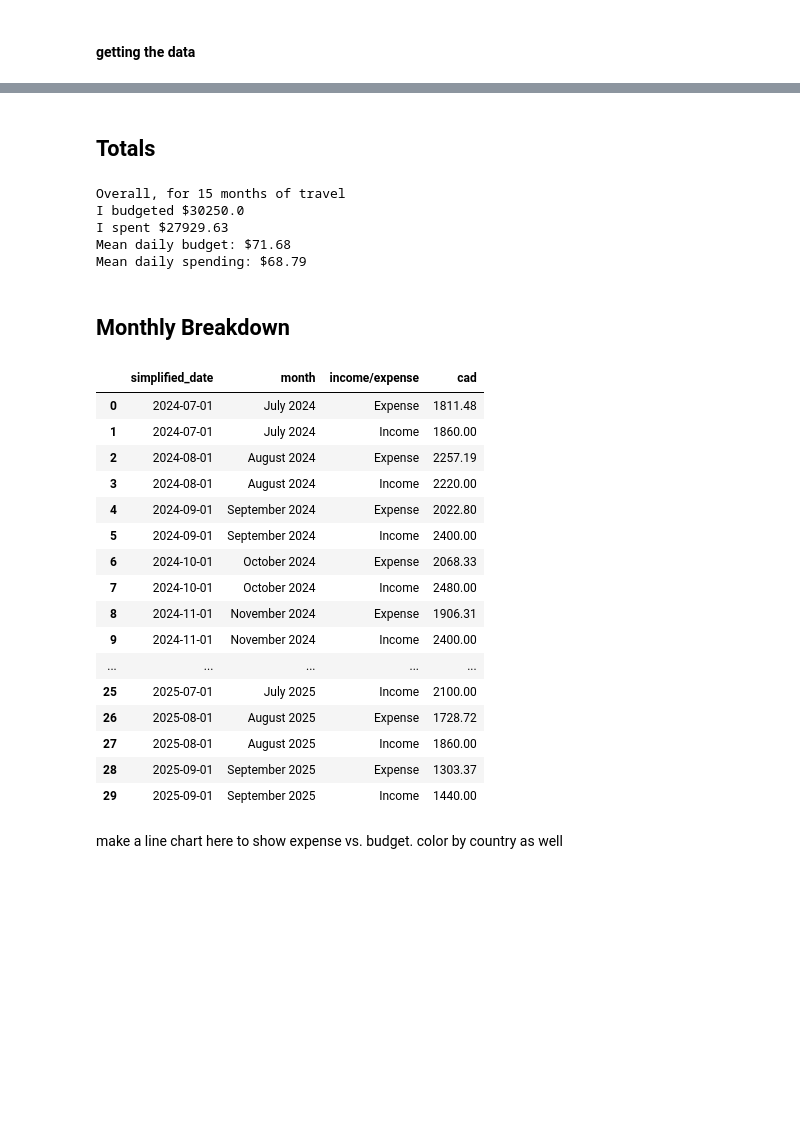
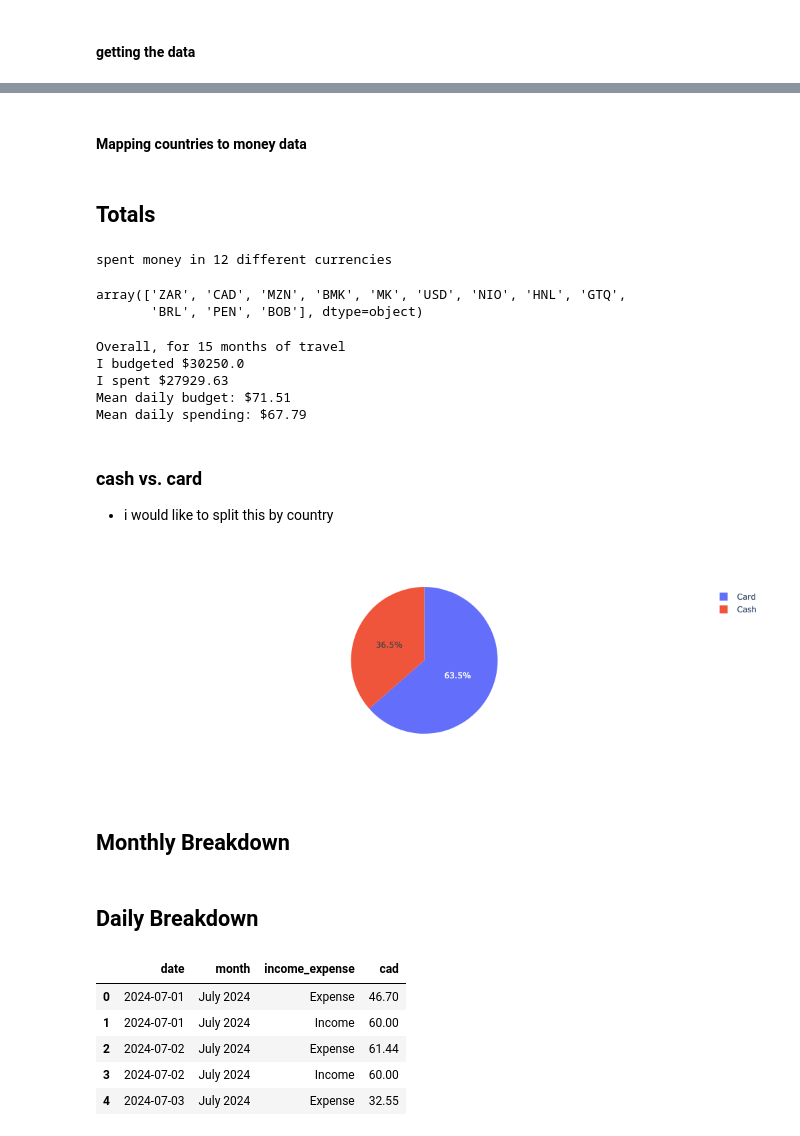
Before and after one commit to SunnyWillert18/floating-in-space, a Jupyter notebook: nbs/money.ipynb, the cells around one changed output, grey strips where cells are left out. Drawn from its saved outputs; the diff is of its cells as text; code cells hidden in the pictures; blank space fills up the shorter version.

Commit message:
mapped budget data to countries

```diff
--- a/nbs/money.ipynb
+++ b/nbs/money.ipynb
@@ -100,5 +114,6 @@ timeline
 # %%
-df = pd.read_csv('../data/money_manager.csv')
+df = pd.read_csv('../data/money_manager_2024_2025.csv')
 df.columns = df.columns.str.lower()
+df = df.rename(columns={'income/expense':'income_expense',' ':'date'})
 df.head()
 # %% [output]
@@ -110,9 +125,6 @@ df.head()
 | 4 | 09/23/2025 15:00:00 | Card | 🤑 Allowance | NaN | NaN | 60.00 | Income | NaN | 60.0 | ... |
 # %%
-df['date'] = pd.to_datetime(df['date'], format='%m/%d/%Y %H:%M:%S')
-df['simplified_date'] = df['date'].dt.strftime("%m/%d/%Y")
+df['date'] = pd.to_datetime(df['date'], format='%m/%d/%Y %H:%M:%S').dt.normalize()
 df['month'] = df['date'].dt.strftime("%B %Y")
-df['year'] = df['date'].dt.strftime("%Y")
-# df['month'] = pd.to_datetime(df['month'], format="%B %Y")
 df.head()
 # %% [output]
@@ -125,6 +136,0 @@ df.head()
-# %%
-# we have a weird june 2024 data point
-df = df[df.month != 'June 2024']
-
-# and we have a duplicate data entry -- delete it
-df = df.drop([1475], axis=0)
@@ -144,3 +137,11 @@ df[(df.category == '🤑 Allowance') & (df.simplified_date == '01/17/2025')]
+# %% [markdown]
+#### Mapping countries to money data
+# %%
+for idx, row in timeline.iterrows():
+    # get all rows that occur in the dates within a country timeline and see if the row has the currency of a country
+    clip = df[(df.date >= row.entry_date) & (df.date <= row.exit_date) & (df.currency.isin(countries[row.country]['currency'] + base_currency))]
+
+    df.loc[clip.index.values, 'country'] = row.country
 # %% [markdown]
 ## Totals
 # %%
@@ -149,12 +150,22 @@ expense = df[df.category != '🤑 Allowance'].groupby('simplified_date').cad.sum
+# %%
+print ('spent money in {} different currencies'.format(df.currency.unique().shape[0]))
+df.currency.unique()
+# %% [output]
+spent money in 12 different currencies
+array(['ZAR', 'CAD', 'MZN', 'BMK', 'MK', 'USD', 'NIO', 'HNL', 'GTQ',
+       'BRL', 'PEN', 'BOB'], dtype=object)
 # %%
 print ('Overall, for 15 months of travel')
-print ('I budgeted ${}'.format(np.round(df[df['income/expense'] == 'Income'].cad.sum(),2)))
-print ('I spent ${}'.format(np.round(df[df['income/expense'] == 'Expense'].cad.sum(),2)))
+print ('I budgeted ${}'.format(np.round(df[df.income_expense == 'Income'].cad.sum(),2)))
+print ('I spent ${}'.format(np.round(df[df.income_expense == 'Expense'].cad.sum(),2)))
 print ('Mean daily budget: ${}'.format(np.round(allowance.cad.mean(),2)))
 print ('Mean daily spending: ${}'.format(np.round(expense.cad.mean(),2)))
 # %% [output]
 Overall, for 15 months of travel
 I budgeted $30250.0
 I spent $27929.63
-Mean daily budget: $71.68
-Mean daily spending: $68.79
+Mean daily budget: $71.51
+Mean daily spending: $67.79
+# %% [markdown]
+### cash vs. card
+- i would like to split this by country
@@ -161,24 +174,19 @@ Mean daily spending: $68.79
+# %%
+fig = px.pie(acc_split, values='cad', names='account')
+fig.show()
+# %% [output]
+[figure, added]
 # %% [markdown]
 ## Monthly Breakdown
+# %% [markdown]
+## Daily Breakdown
 # %%
-df.groupby(['simplified_date','month','income/expense']).cad.sum().reset_index().sort_values('simplified_date', ascending=True)
+daily = df.groupby(['date','month','income_expense']).cad.sum().reset_index().sort_values('date', ascending=True)
+daily.head()
 # %% [output]
-|  | simplified_date | month | income/expense | cad |
-| 0 | 2024-07-01 | July 2024 | Expense | 1811.48 |
-| 1 | 2024-07-01 | July 2024 | Income | 1860.00 |
-| 2 | 2024-08-01 | August 2024 | Expense | 2257.19 |
-| 3 | 2024-08-01 | August 2024 | Income | 2220.00 |
-| 4 | 2024-09-01 | September 2024 | Expense | 2022.80 |
-| 5 | 2024-09-01 | September 2024 | Income | 2400.00 |
-| 6 | 2024-10-01 | October 2024 | Expense | 2068.33 |
-| 7 | 2024-10-01 | October 2024 | Income | 2480.00 |
-| 8 | 2024-11-01 | November 2024 | Expense | 1906.31 |
-| 9 | 2024-11-01 | November 2024 | Income | 2400.00 |
-| ... | ... | ... | ... | ... |
-| 25 | 2025-07-01 | July 2025 | Income | 2100.00 |
-| 26 | 2025-08-01 | August 2025 | Expense | 1728.72 |
-| 27 | 2025-08-01 | August 2025 | Income | 1860.00 |
-| 28 | 2025-09-01 | September 2025 | Expense | 1303.37 |
-| 29 | 2025-09-01 | September 2025 | Income | 1440.00 |
+|  | date | month | income_expense | cad |
+| 0 | 2024-07-01 | July 2024 | Expense | 46.70 |
+| 1 | 2024-07-01 | July 2024 | Income | 60.00 |
+| 2 | 2024-07-02 | July 2024 | Expense | 61.44 |
+| 3 | 2024-07-02 | July 2024 | Income | 60.00 |
+| 4 | 2024-07-03 | July 2024 | Expense | 32.55 |
-# %% [markdown]
-make a line chart here to show expense vs. budget. color by country as well
```
Also changed, not shown: parts of 20 cells of this notebook.
